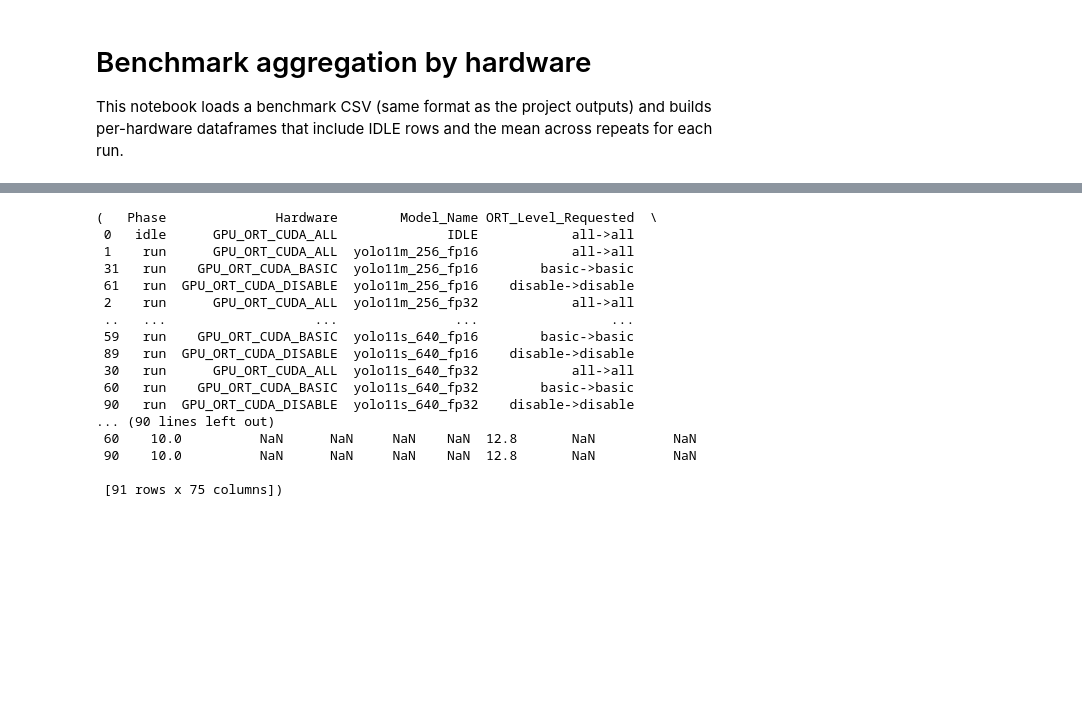
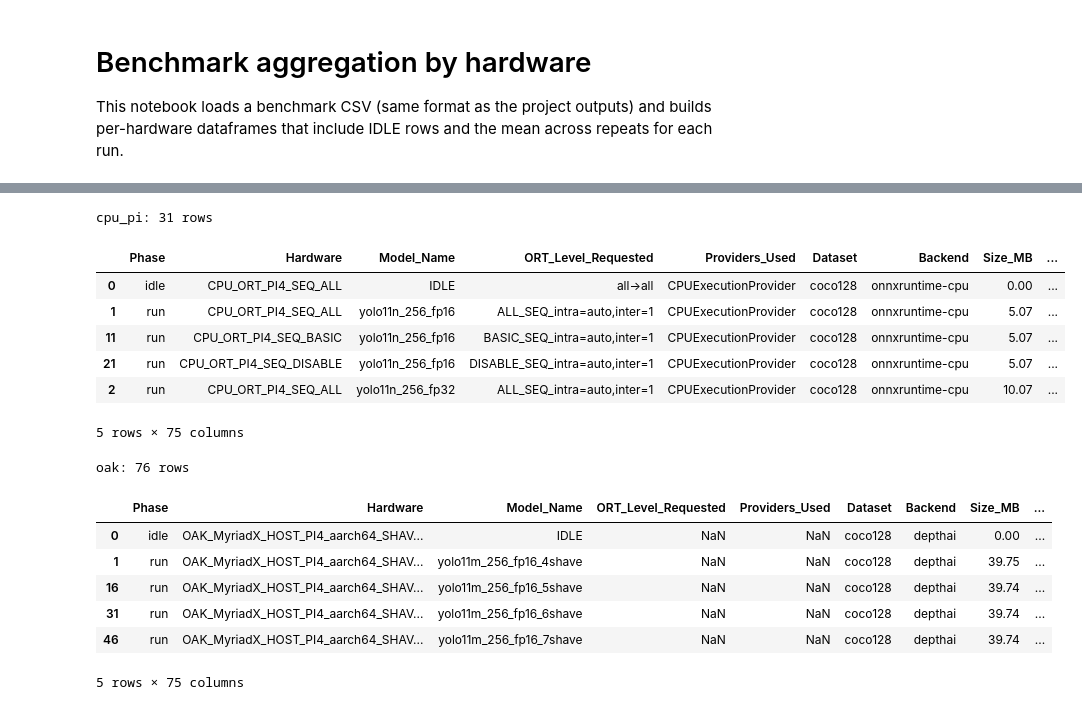
Before and after one commit to NathanAmoussou/3d_edge_object_detection, a Jupyter notebook: notebooks/bench_aggregate_by_hardware.ipynb, the cells around one changed output, grey strips where cells are left out. Cells and saved outputs as stored; diff of their text form; code cells hidden in the pictures; blank space fills up the shorter version.

```diff
--- a/notebooks/bench_aggregate_by_hardware.ipynb
+++ b/notebooks/bench_aggregate_by_hardware.ipynb
@@ -32,52 +32,65 @@ def aggregate_by_hardware(df_in: pd.DataFrame, hardware_prefix: str) -> pd.DataF
     if hw_df.empty:
         return pd.DataFrame()
 
     # Convert numeric columns
     for col in hw_df.columns:
         if col in {"Timestamp", "Phase", "Hardware", "Model_Name", "Dataset", "Backend",
                    "ORT_Level_Requested", "Providers_Used"}:
             continue
         hw_df[col] = pd.to_numeric(hw_df[col], errors="coerce")
 
     id_cols = [c for c in hw_df.columns if c != "Timestamp" and not pd.api.types.is_numeric_dtype(hw_df[c])]
     num_cols = [c for c in hw_df.columns if c not in id_cols + ["Timestamp"]]
 
     agg = (
         hw_df
         .groupby(id_cols, dropna=False)[num_cols]
         .mean(numeric_only=True)
         .reset_index()
     )
 
     # Keep idle first, then run rows ordered by model name
     if "Phase" in agg.columns and "Model_Name" in agg.columns:
         agg = agg.sort_values(["Phase", "Model_Name"], ascending=[True, True])
 
     return agg
 
 
 df_gpu = aggregate_by_hardware(df, "GPU_")
-df_cpu = aggregate_by_hardware(df, "CPU_")
+df_cpu_pc = aggregate_by_hardware(df, "CPU_ORT_PC")
+df_cpu_pi = aggregate_by_hardware(df, "CPU_ORT_PI4")
+df_oak = aggregate_by_hardware(df, "OAK_")
 
-df_gpu, df_cpu
+
+dfs = {
+    "gpu": df_gpu,
+    "cpu_pc": df_cpu_pc,
+    "cpu_pi": df_cpu_pi,
+    "oak": df_oak,
+}
+
+for name, d in dfs.items():
+    if d is None or d.empty:
+        continue
+    print(f"{name}: {len(d)} rows")
+    display(d.head())
 # %% [output]
-(   Phase              Hardware        Model_Name ORT_Level_Requested  \
- 0   idle      GPU_ORT_CUDA_ALL              IDLE            all->all
- 1    run      GPU_ORT_CUDA_ALL  yolo11m_256_fp16            all->all
- 31   run    GPU_ORT_CUDA_BASIC  yolo11m_256_fp16        basic->basic
- 61   run  GPU_ORT_CUDA_DISABLE  yolo11m_256_fp16    disable->disable
- 2    run      GPU_ORT_CUDA_ALL  yolo11m_256_fp32            all->all
- ..   ...                   ...               ...                 ...
- 59   run    GPU_ORT_CUDA_BASIC  yolo11s_640_fp16        basic->basic
- 89   run  GPU_ORT_CUDA_DISABLE  yolo11s_640_fp16    disable->disable
- 30   run      GPU_ORT_CUDA_ALL  yolo11s_640_fp32            all->all
- 60   run    GPU_ORT_CUDA_BASIC  yolo11s_640_fp32        basic->basic
- 90   run  GPU_ORT_CUDA_DISABLE  yolo11s_640_fp32    disable->disable
-... (90 lines left out)
- 60    10.0          NaN      NaN     NaN    NaN  12.8       NaN          NaN
- 90    10.0          NaN      NaN     NaN    NaN  12.8       NaN          NaN
-
- [91 rows x 75 columns])
+cpu_pi: 31 rows
+|  | Phase | Hardware | Model_Name | ORT_Level_Requested | Providers_Used | Dataset | Backend | Size_MB | ... |
+| 0 | idle | CPU_ORT_PI4_SEQ_ALL | IDLE | all->all | CPUExecutionProvider | coco128 | onnxruntime-cpu | 0.00 | ... |
+| 1 | run | CPU_ORT_PI4_SEQ_ALL | yolo11n_256_fp16 | ALL_SEQ_intra=auto,inter=1 | CPUExecutionProvider | coco128 | onnxruntime-cpu | 5.07 | ... |
+| 11 | run | CPU_ORT_PI4_SEQ_BASIC | yolo11n_256_fp16 | BASIC_SEQ_intra=auto,inter=1 | CPUExecutionProvider | coco128 | onnxruntime-cpu | 5.07 | ... |
+| 21 | run | CPU_ORT_PI4_SEQ_DISABLE | yolo11n_256_fp16 | DISABLE_SEQ_intra=auto,inter=1 | CPUExecutionProvider | coco128 | onnxruntime-cpu | 5.07 | ... |
+| 2 | run | CPU_ORT_PI4_SEQ_ALL | yolo11n_256_fp32 | ALL_SEQ_intra=auto,inter=1 | CPUExecutionProvider | coco128 | onnxruntime-cpu | 10.07 | ... |
+5 rows × 75 columns
+oak: 76 rows
+|  | Phase | Hardware | Model_Name | ORT_Level_Requested | Providers_Used | Dataset | Backend | Size_MB | ... |
+| 0 | idle | OAK_MyriadX_HOST_PI4_aarch64_SHAV... | IDLE | NaN | NaN | coco128 | depthai | 0.00 | ... |
+| 1 | run | OAK_MyriadX_HOST_PI4_aarch64_SHAV... | yolo11m_256_fp16_4shave | NaN | NaN | coco128 | depthai | 39.75 | ... |
+| 16 | run | OAK_MyriadX_HOST_PI4_aarch64_SHAV... | yolo11m_256_fp16_5shave | NaN | NaN | coco128 | depthai | 39.74 | ... |
+| 31 | run | OAK_MyriadX_HOST_PI4_aarch64_SHAV... | yolo11m_256_fp16_6shave | NaN | NaN | coco128 | depthai | 39.74 | ... |
+| 46 | run | OAK_MyriadX_HOST_PI4_aarch64_SHAV... | yolo11m_256_fp16_7shave | NaN | NaN | coco128 | depthai | 39.74 | ... |
+5 rows × 75 columns
 # %%
 # Quick sanity checks
 print("GPU rows:", len(df_gpu))
```
Also changed, not shown: parts of 6 cells of this notebook.
